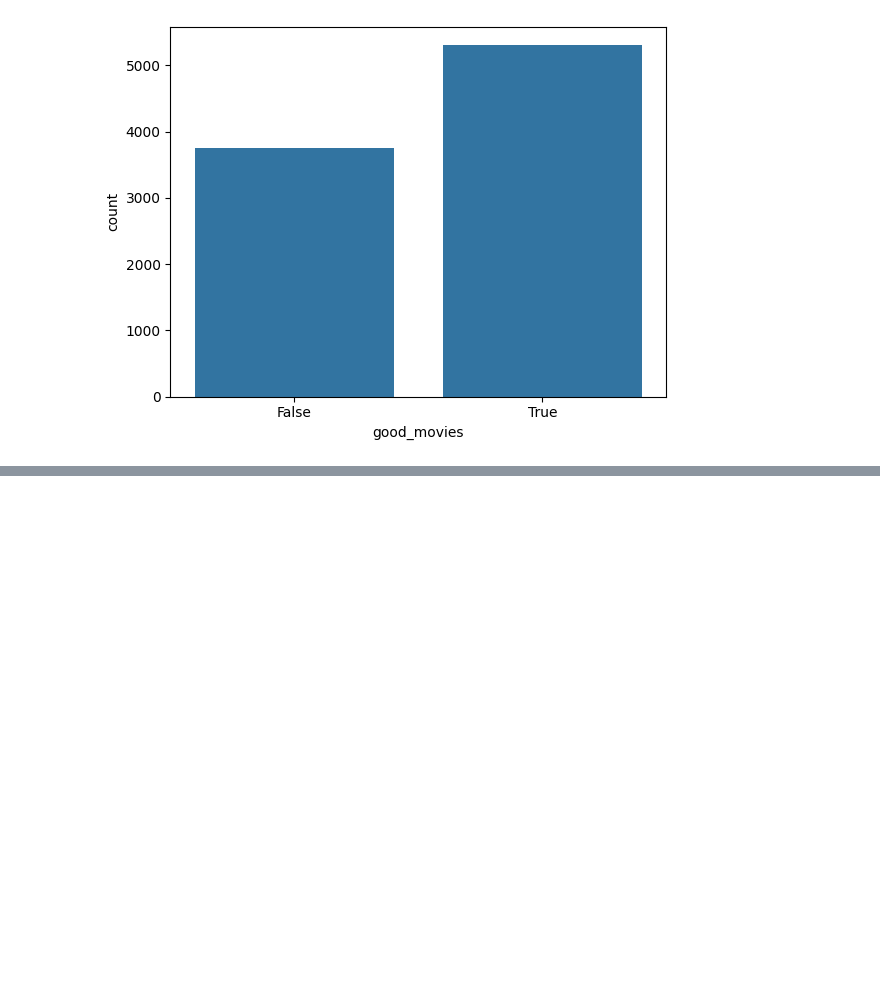
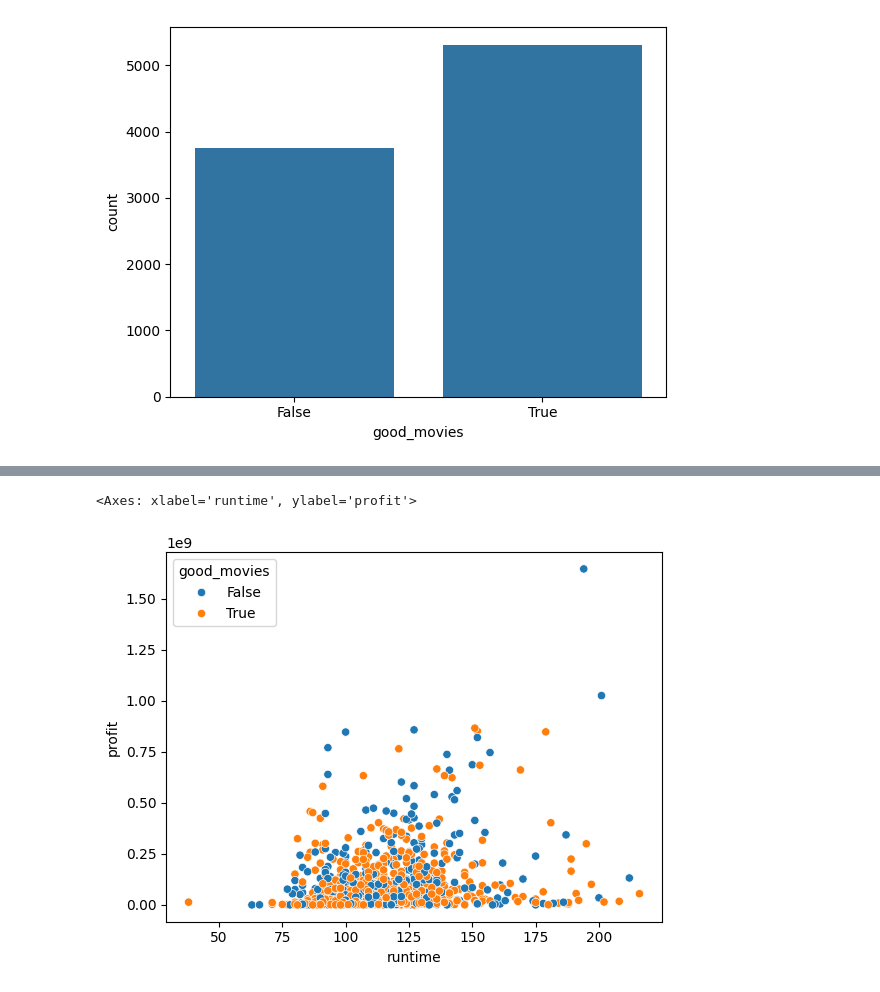
Before and after one commit to sitimustikaayu/Python_DataScientist, a Jupyter notebook: Google_Drive_Import.ipynb, the cells around one changed output, grey strips where cells are left out. Drawn from its saved outputs; the diff is of its cells as text; code cells hidden in the pictures; blank space fills up the shorter version.

```diff
--- a/Google_Drive_Import.ipynb
+++ b/Google_Drive_Import.ipynb
@@ -886,0 +897,7 @@ sns.countplot(data = rating_movies, x = 'good_movies')
+# %%
+sns.scatterplot(data = new_df, x = 'runtime', y='profit', hue = 'good_movies')
+
+# tidak ada korelasi
+# %% [output]
+<Axes: xlabel='runtime', ylabel='profit'>
+[figure, added]
```
Also changed, not shown: parts of 27 cells of this notebook.
